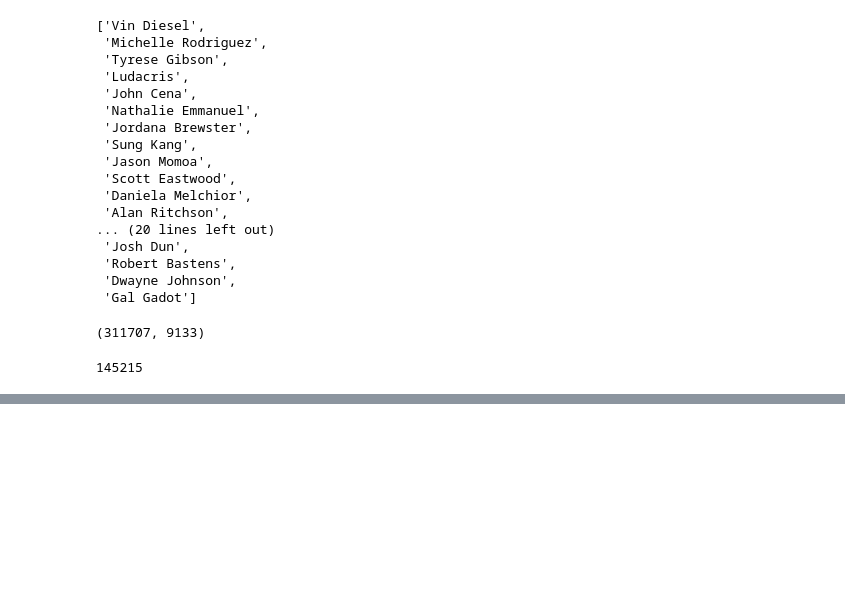
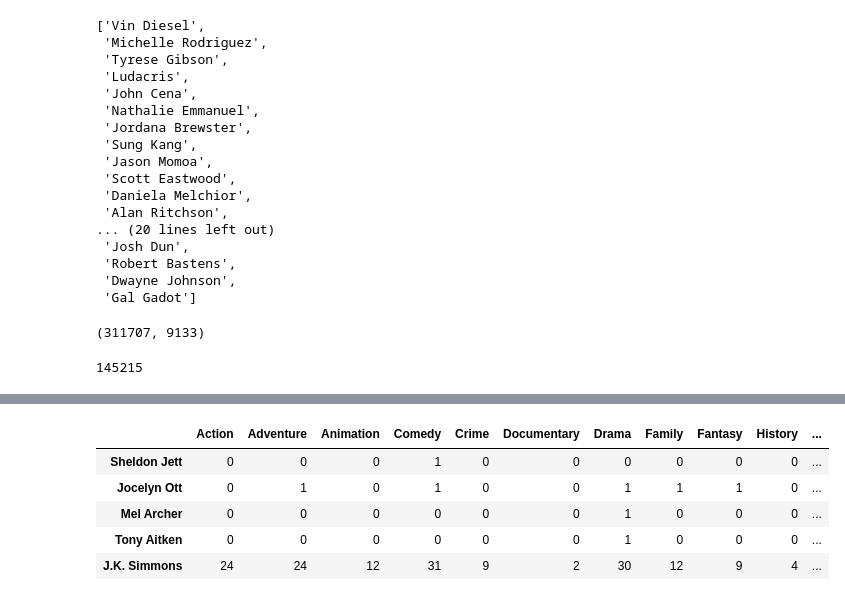
Before and after one commit to fadeeva/normal_projects, a Jupyter notebook: Popular_10000_movies_listed_on_TMDb/Data_Prepare.ipynb, the cells around one changed output, grey strips where cells are left out. Cells and saved outputs as stored; diff of their text form; code cells hidden in the pictures; blank space fills up the shorter version.

```diff
--- a/Popular_10000_movies_listed_on_TMDb/Data_Prepare.ipynb
+++ b/Popular_10000_movies_listed_on_TMDb/Data_Prepare.ipynb
@@ -959,0 +1005,3 @@ df.to_csv('data/cast_list.csv')
+# %%
+cast_list = cast_list.merge(genres, on='id')
+cast_list.head()
@@ -959,0 +1016,5 @@ df.to_csv('data/cast_list.csv')
+# %%
+for i in range(len(cast_list)):
+    for j in cast_list.iloc[i]['cast_list'][2:-2].split("', '"):
+        for z in cast_list.iloc[i]['genres'].split(', '):
+            ua.loc[j][z] += 1
@@ -959,0 +1023,9 @@ df.to_csv('data/cast_list.csv')
+# %%
+ua.head()
+# %% [output]
+|  | Action | Adventure | Animation | Comedy | Crime | Documentary | Drama | Family | Fantasy | History | ... |
+| Sheldon Jett | 0 | 0 | 0 | 1 | 0 | 0 | 0 | 0 | 0 | 0 | ... |
+| Jocelyn Ott | 0 | 1 | 0 | 1 | 0 | 0 | 1 | 1 | 1 | 0 | ... |
+| Mel Archer | 0 | 0 | 0 | 0 | 0 | 0 | 1 | 0 | 0 | 0 | ... |
+| Tony Aitken | 0 | 0 | 0 | 0 | 0 | 0 | 1 | 0 | 0 | 0 | ... |
+| J.K. Simmons | 24 | 24 | 12 | 31 | 9 | 2 | 30 | 12 | 9 | 4 | ... |
```
Also changed, not shown: parts of 18 cells of this notebook, 1 other file.
